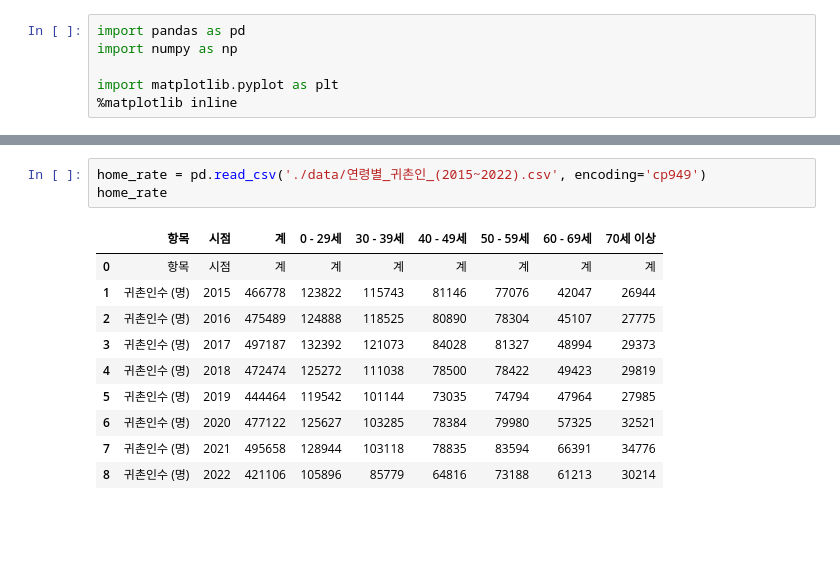
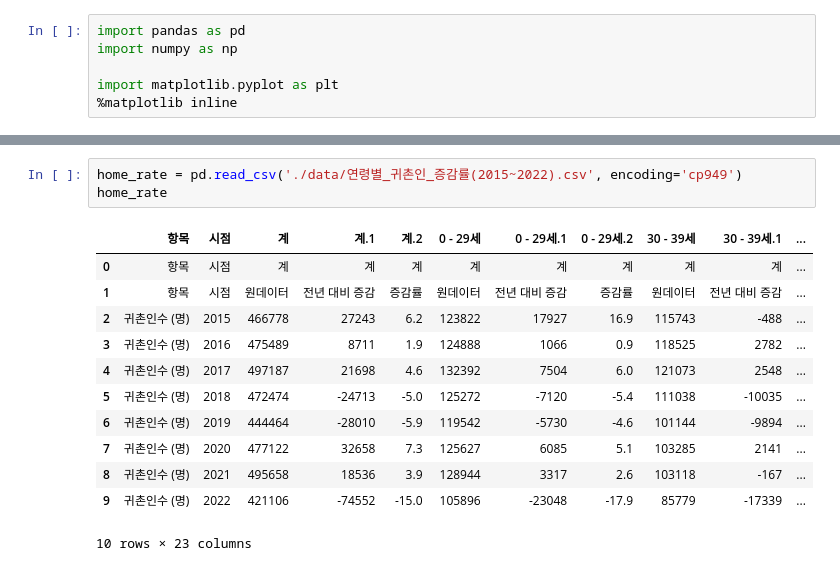
Before and after one commit to Aphian/data_science, a Jupyter notebook: 2_귀농_귀촌_연도별_증감률.ipynb, the cells around one changed output, grey strips where cells are left out. Saved outputs shown, nothing was run; the diff lists cells and outputs as text; blank space fills up the shorter version.

```diff
--- a/2_귀농_귀촌_연도별_증감률.ipynb
+++ b/2_귀농_귀촌_연도별_증감률.ipynb
@@ -25,16 +25,18 @@ farm_chage_rate.head()
 | 3 | 0 - 39세 | 계 | 3413 | -820 | -19.4 | 3699 | 286 | 8.4 | 3842 | 143 | 3.9 | ... |
 | 4 | 40 - 49세 | 계 | 2167 | -446 | -17.1 | 2210 | 43 | 2.0 | 2295 | 85 | 3.8 | ... |
 # %%
-home_rate = pd.read_csv('./data/연령별_귀촌인_(2015~2022).csv', encoding='cp949')
+home_rate = pd.read_csv('./data/연령별_귀촌인_증감률(2015~2022).csv', encoding='cp949')
 home_rate
 # %% [output]
-|  | 항목 | 시점 | 계 | 0 - 29세 | 30 - 39세 | 40 - 49세 | 50 - 59세 | 60 - 69세 | 70세 이상 |
-| 0 | 항목 | 시점 | 계 | 계 | 계 | 계 | 계 | 계 | 계 |
-| 1 | 귀촌인수 (명) | 2015 | 466778 | 123822 | 115743 | 81146 | 77076 | 42047 | 26944 |
-| 2 | 귀촌인수 (명) | 2016 | 475489 | 124888 | 118525 | 80890 | 78304 | 45107 | 27775 |
-| 3 | 귀촌인수 (명) | 2017 | 497187 | 132392 | 121073 | 84028 | 81327 | 48994 | 29373 |
-| 4 | 귀촌인수 (명) | 2018 | 472474 | 125272 | 111038 | 78500 | 78422 | 49423 | 29819 |
-| 5 | 귀촌인수 (명) | 2019 | 444464 | 119542 | 101144 | 73035 | 74794 | 47964 | 27985 |
-| 6 | 귀촌인수 (명) | 2020 | 477122 | 125627 | 103285 | 78384 | 79980 | 57325 | 32521 |
-| 7 | 귀촌인수 (명) | 2021 | 495658 | 128944 | 103118 | 78835 | 83594 | 66391 | 34776 |
-| 8 | 귀촌인수 (명) | 2022 | 421106 | 105896 | 85779 | 64816 | 73188 | 61213 | 30214 |
+|  | 항목 | 시점 | 계 | 계.1 | 계.2 | 0 - 29세 | 0 - 29세.1 | 0 - 29세.2 | 30 - 39세 | 30 - 39세.1 | ... |
+| 0 | 항목 | 시점 | 계 | 계 | 계 | 계 | 계 | 계 | 계 | 계 | ... |
+| 1 | 항목 | 시점 | 원데이터 | 전년 대비 증감 | 증감률 | 원데이터 | 전년 대비 증감 | 증감률 | 원데이터 | 전년 대비 증감 | ... |
+| 2 | 귀촌인수 (명) | 2015 | 466778 | 27243 | 6.2 | 123822 | 17927 | 16.9 | 115743 | -488 | ... |
+| 3 | 귀촌인수 (명) | 2016 | 475489 | 8711 | 1.9 | 124888 | 1066 | 0.9 | 118525 | 2782 | ... |
+| 4 | 귀촌인수 (명) | 2017 | 497187 | 21698 | 4.6 | 132392 | 7504 | 6.0 | 121073 | 2548 | ... |
+| 5 | 귀촌인수 (명) | 2018 | 472474 | -24713 | -5.0 | 125272 | -7120 | -5.4 | 111038 | -10035 | ... |
+| 6 | 귀촌인수 (명) | 2019 | 444464 | -28010 | -5.9 | 119542 | -5730 | -4.6 | 101144 | -9894 | ... |
+| 7 | 귀촌인수 (명) | 2020 | 477122 | 32658 | 7.3 | 125627 | 6085 | 5.1 | 103285 | 2141 | ... |
+| 8 | 귀촌인수 (명) | 2021 | 495658 | 18536 | 3.9 | 128944 | 3317 | 2.6 | 103118 | -167 | ... |
+| 9 | 귀촌인수 (명) | 2022 | 421106 | -74552 | -15.0 | 105896 | -23048 | -17.9 | 85779 | -17339 | ... |
+10 rows × 23 columns
```
Also changed, not shown: parts of 14 cells of this notebook, 10 other files.
